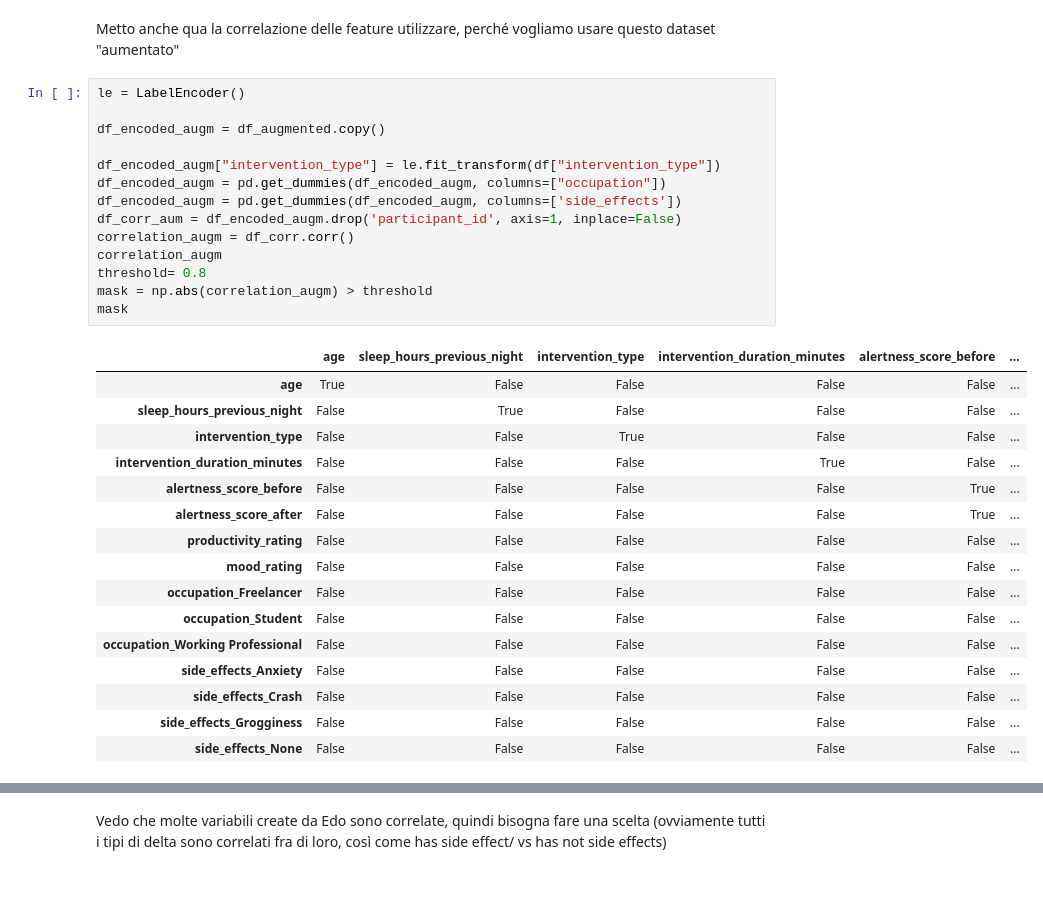
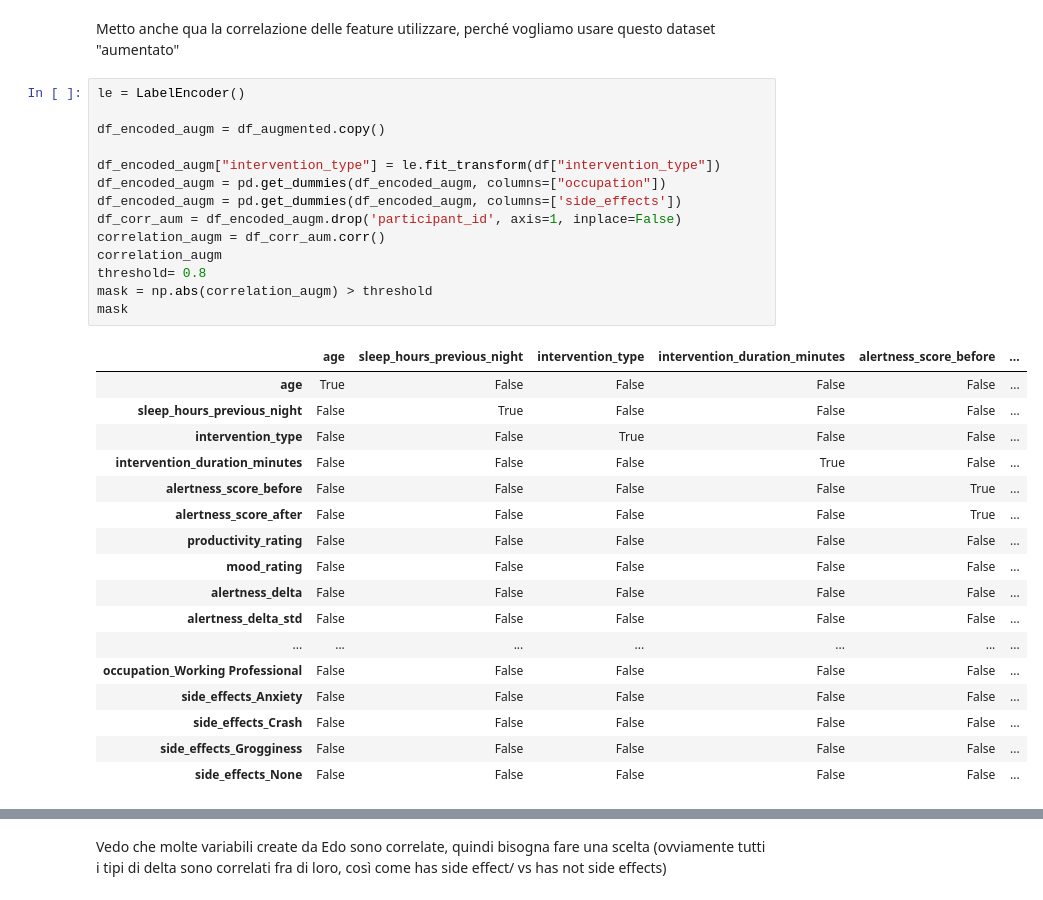
Before and after one commit to Grimino27/PDAI_Project, a Jupyter notebook: scripts/DataPolish+Exploratory.ipynb, the cells around one changed output, grey strips where cells are left out. Cells and saved outputs as stored; diff of their text form.

```diff
--- a/scripts/DataPolish+Exploratory.ipynb
+++ b/scripts/DataPolish+Exploratory.ipynb
@@ -285,29 +285,30 @@ Metto anche qua la correlazione delle feature utilizzare, perché vogliamo usare
 # %%
 le = LabelEncoder()
 
 df_encoded_augm = df_augmented.copy()
 
 df_encoded_augm["intervention_type"] = le.fit_transform(df["intervention_type"])
 df_encoded_augm = pd.get_dummies(df_encoded_augm, columns=["occupation"])
 df_encoded_augm = pd.get_dummies(df_encoded_augm, columns=['side_effects'])
 df_corr_aum = df_encoded_augm.drop('participant_id', axis=1, inplace=False)
-correlation_augm = df_corr.corr()
+correlation_augm = df_corr_aum.corr()
 correlation_augm
 threshold= 0.8
 mask = np.abs(correlation_augm) > threshold
 mask
 # %% [output]
 |  | age | sleep_hours_previous_night | intervention_type | intervention_duration_minutes | alertness_score_before | ... |
 | age | True | False | False | False | False | ... |
 | sleep_hours_previous_night | False | True | False | False | False | ... |
 | intervention_type | False | False | True | False | False | ... |
 | intervention_duration_minutes | False | False | False | True | False | ... |
 | alertness_score_before | False | False | False | False | True | ... |
 | alertness_score_after | False | False | False | False | True | ... |
 | productivity_rating | False | False | False | False | False | ... |
 | mood_rating | False | False | False | False | False | ... |
-| occupation_Freelancer | False | False | False | False | False | ... |
-| occupation_Student | False | False | False | False | False | ... |
+| alertness_delta | False | False | False | False | False | ... |
+| alertness_delta_std | False | False | False | False | False | ... |
+| ... | ... | ... | ... | ... | ... | ... |
 | occupation_Working Professional | False | False | False | False | False | ... |
 | side_effects_Anxiety | False | False | False | False | False | ... |
 | side_effects_Crash | False | False | False | False | False | ... |
```
Also changed, not shown: parts of 1 cell of this notebook.
